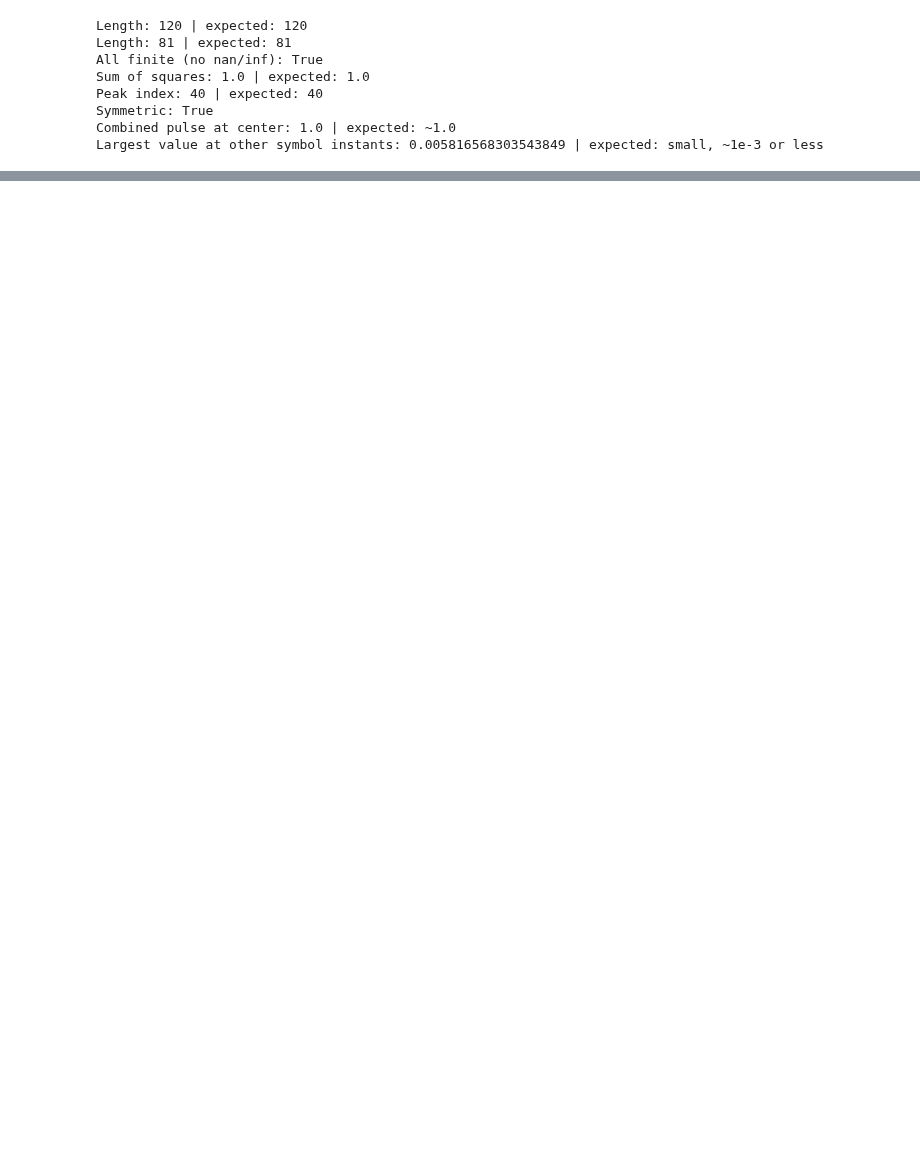
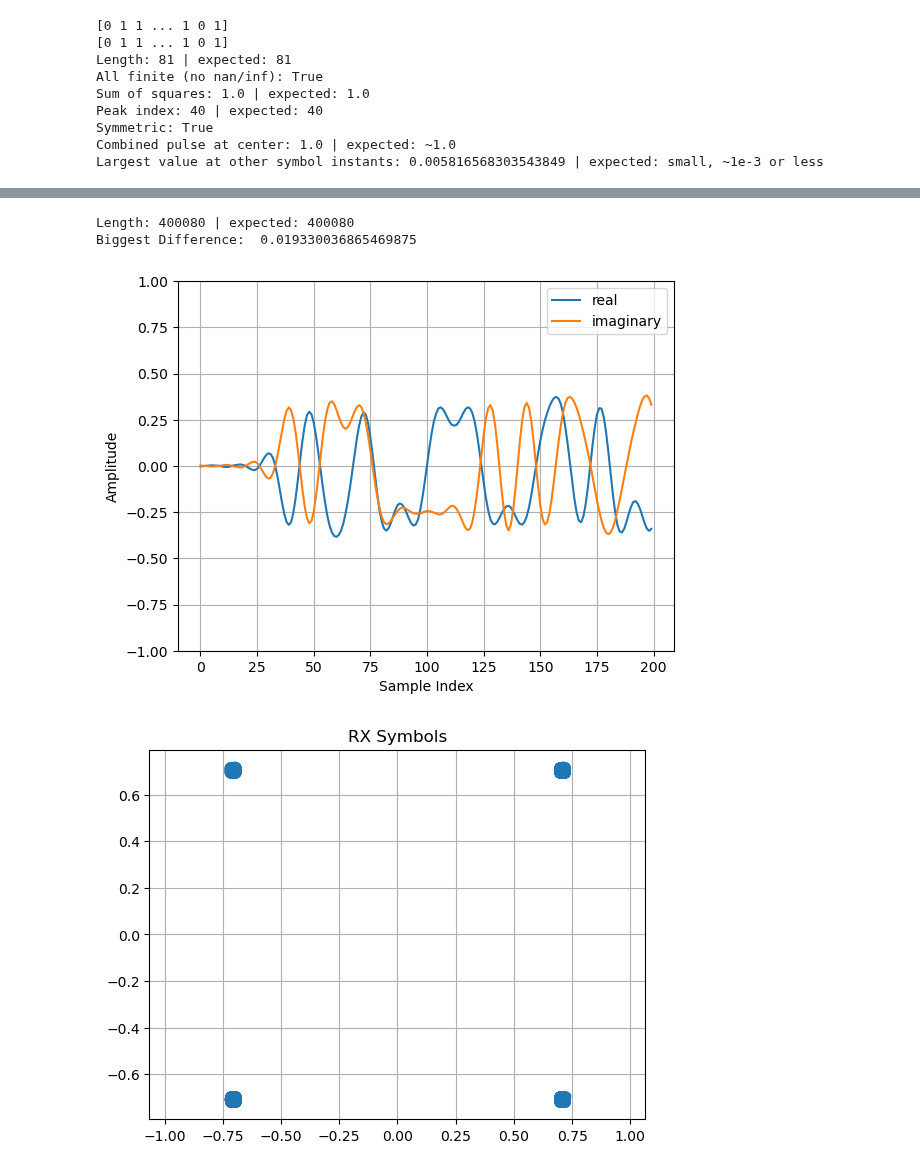
Before and after one commit to Jangranik/SDR-Transceiver, a Jupyter notebook: Code/Protocol.ipynb, the cells around one changed output, grey strips where cells are left out. Saved outputs shown, nothing was run; the diff lists cells and outputs as text; code cells hidden in the pictures; blank space fills up the shorter version.

Commit message:
Demapping and RRC filtering

```diff
--- a/Code/Protocol.ipynb
+++ b/Code/Protocol.ipynb
@@ -8,7 +8,7 @@ rolloff = 0.35
 filter_span = 10
 
 rng = np.random.default_rng(seed=42)
-bits = rng.integers(0, 2, size = 10)
+bits = rng.integers(0, 2, size = 100000)
 # Transmitter
 pairs = bits.reshape(-1, 2)
 signed_pairs = 1 - 2 * pairs
@@ -17,6 +17,8 @@ pairs_right = signed_pairs[:, 1]
 
 QPSK_mapped = (pairs_right + 1j * pairs_left) / np.sqrt(2)
 
+QPSK_upsampled = np.zeros(samples_per_symbol * QPSK_mapped.size, dtype=complex)
+QPSK_upsampled[::samples_per_symbol] = QPSK_mapped
 
 # Channel
 
@@ -49,14 +51,16 @@ def RRC(sps, roll_off, span):
 
     return rrc / np.sqrt(np.sum(rrc ** 2))
 
-QPSK_upsampled = np.zeros(samples_per_symbol * QPSK_mapped.size, dtype=complex)
-QPSK_upsampled[::samples_per_symbol] = QPSK_mapped
-taps_f = RRC(samples_per_symbol, rolloff, filter_span)
-filtered = np.convolve(taps_f, QPSK_upsampled)
 
+taps = RRC(samples_per_symbol, rolloff, filter_span)
+filtered = np.convolve(taps, QPSK_upsampled)
+received = filtered
+matched = np.convolve(received, taps)
+rx_symbols = matched[80::samples_per_symbol][:QPSK_mapped.size]
+print(demapper(rx_symbols))
+print(bits)
 
 # Plots
-taps = RRC(samples_per_symbol, rolloff, filter_span)
 expected_len = filter_span * samples_per_symbol + 1
 center = len(taps) // 2
 
@@ -70,34 +74,64 @@ print("Symmetric:", np.allclose(taps, taps[::-1]))
 #RRC Convolved
 combined = np.convolve(taps, taps)
 mid = len(combined) // 2
 offsets = np.arange(1, filter_span + 1) * samples_per_symbol
 neighbors = np.concatenate((combined[mid - offsets], combined[mid + offsets]))
 print("Combined pulse at center:", combined[mid], "| expected: ~1.0")
 print("Largest value at other symbol instants:", np.max(np.abs(neighbors)), "| expected: small, ~1e-3 or less")
 
 #Plot of the taps
 plt.stem(np.arange(len(taps)) - center, taps)
 plt.xlabel("Sample offset from center")
 plt.ylabel("Amplitude")
 plt.title("RRC filter taps")
 plt.grid(True)
 plt.show()
 
 #Filtered Check
 print("Length:", len(filtered), "| expected:", QPSK_upsampled.size + taps.size - 1)
-plt.scatter(filtered[:200].real, filtered[:200].imag)
+print("Biggest Difference: ", np.max(np.abs(rx_symbols - QPSK_mapped)))
+plt.plot(filtered[:200].real, label='real')
+plt.plot(filtered[:200].imag, label='imaginary')
+plt.ylim(-1, 1)
+plt.legend()
+plt.grid(True)
+plt.xlabel('Sample Index')
+plt.ylabel('Amplitude')
+plt.show()
+
+#RX
+plt.scatter(rx_symbols.real, rx_symbols.imag)
 plt.axis('equal')
 plt.grid(True)
-plt.xlabel('Real')
-plt.ylabel('Imaginary')
+plt.title("RX Symbols")
 plt.show()
+
+#Matched vs Filtered
+fig, plots = plt.subplots(1,2, figsize=(10,4))
+filter_start = (len(taps) - 1) // 2 + samples_per_symbol * 10 - samples_per_symbol
+filter_slice = filtered.real[filter_start:filter_start + 300 * 2 * samples_per_symbol]
+filter_reshaped = filter_slice.reshape(-1, 2 * samples_per_symbol)
+plots[0].set_title('Transmit Filter Only')
+plots[0].plot(filter_reshaped.T)
+
+match_start = len(taps) - 1 + samples_per_symbol * 10 - samples_per_symbol
+match_slice = matched.real[match_start:match_start + 300 * 2 * samples_per_symbol]
+match_reshaped = match_slice.reshape(-1, 2 * samples_per_symbol)
+plots[1].set_title('After Matched Filter')
+plots[1].plot(match_reshaped.T)
+plt.show()
 # %% [output]
-Length: 120 | expected: 120
+[0 1 1 ... 1 0 1]
+[0 1 1 ... 1 0 1]
 Length: 81 | expected: 81
 All finite (no nan/inf): True
 Sum of squares: 1.0 | expected: 1.0
 Peak index: 40 | expected: 40
 Symmetric: True
 Combined pulse at center: 1.0 | expected: ~1.0
 Largest value at other symbol instants: 0.005816568303543849 | expected: small, ~1e-3 or less
 [figure]
+Length: 400080 | expected: 400080
+Biggest Difference:  0.019330036865469875
+[figure, added]
+[figure, added]
```
Also changed, not shown: parts of 1 cell of this notebook.
